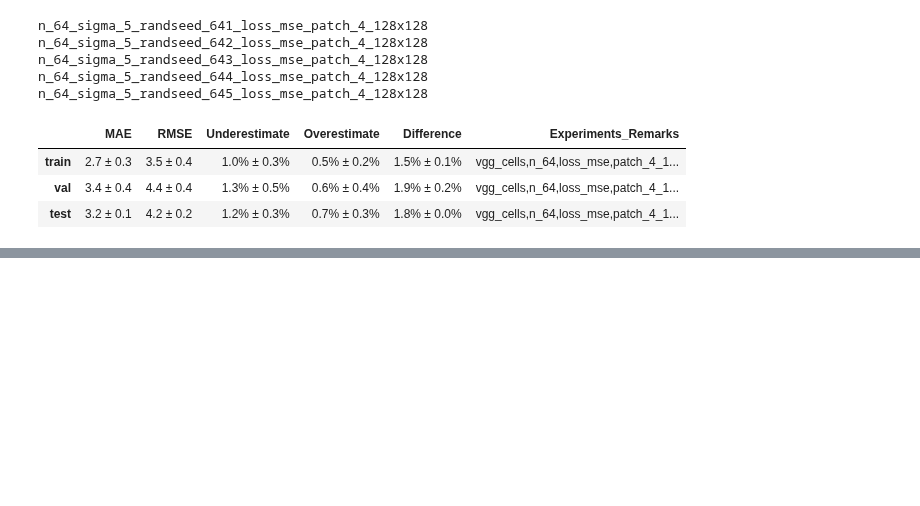
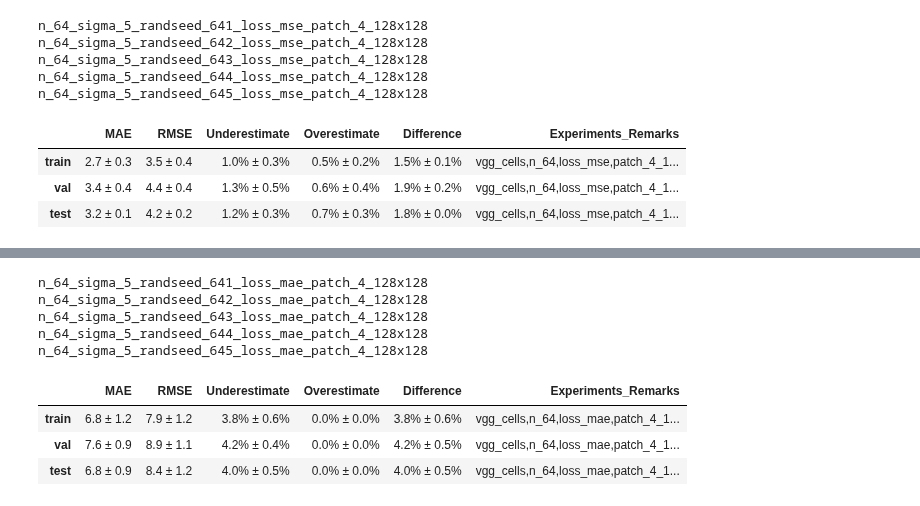
Before and after one commit to Tudor67/Object-Counting, a Jupyter notebook: experiments/2_unet/vgg_cells/experiments_stats.ipynb, the cells around one changed output, grey strips where cells are left out. Cells and saved outputs as stored; diff of their text form; code cells hidden in the pictures; blank space fills up the shorter version.

```diff
--- a/experiments/2_unet/vgg_cells/experiments_stats.ipynb
+++ b/experiments/2_unet/vgg_cells/experiments_stats.ipynb
@@ -158,0 +179,14 @@ n_64_sigma_5_randseed_645_loss_mse_patch_4_128x128
+# %%
+res_list = load_experiments_results('.', ['n_64', 'loss_mae', 'patch_4_128x128'])
+res_df = get_mean_and_std_of_experiments(res_list, ','.join(['vgg_cells', 'n_64', 'loss_mae', 'patch_4_128x128']))
+res_df.head()
+# %% [output]
+n_64_sigma_5_randseed_641_loss_mae_patch_4_128x128
+n_64_sigma_5_randseed_642_loss_mae_patch_4_128x128
+n_64_sigma_5_randseed_643_loss_mae_patch_4_128x128
+n_64_sigma_5_randseed_644_loss_mae_patch_4_128x128
+n_64_sigma_5_randseed_645_loss_mae_patch_4_128x128
+|  | MAE | RMSE | Underestimate | Overestimate | Difference | Experiments_Remarks |
+| train | 6.8 ± 1.2 | 7.9 ± 1.2 | 3.8% ± 0.6% | 0.0% ± 0.0% | 3.8% ± 0.6% | vgg_cells,n_64,loss_mae,patch_4_1... |
+| val | 7.6 ± 0.9 | 8.9 ± 1.1 | 4.2% ± 0.4% | 0.0% ± 0.0% | 4.2% ± 0.5% | vgg_cells,n_64,loss_mae,patch_4_1... |
+| test | 6.8 ± 0.9 | 8.4 ± 1.2 | 4.0% ± 0.5% | 0.0% ± 0.0% | 4.0% ± 0.5% | vgg_cells,n_64,loss_mae,patch_4_1... |
```
Also changed, not shown: parts of 5 cells of this notebook, 24 other files.
